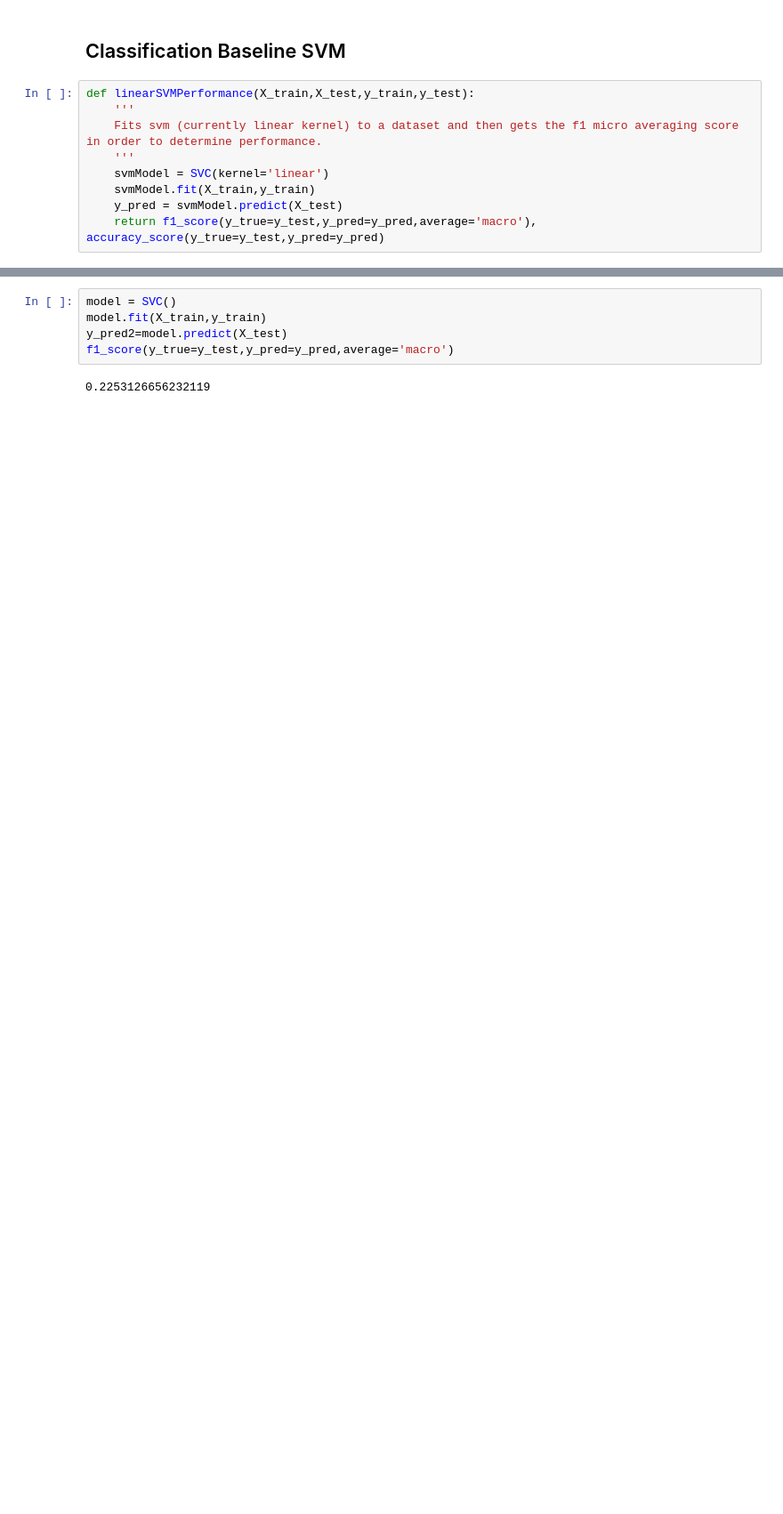
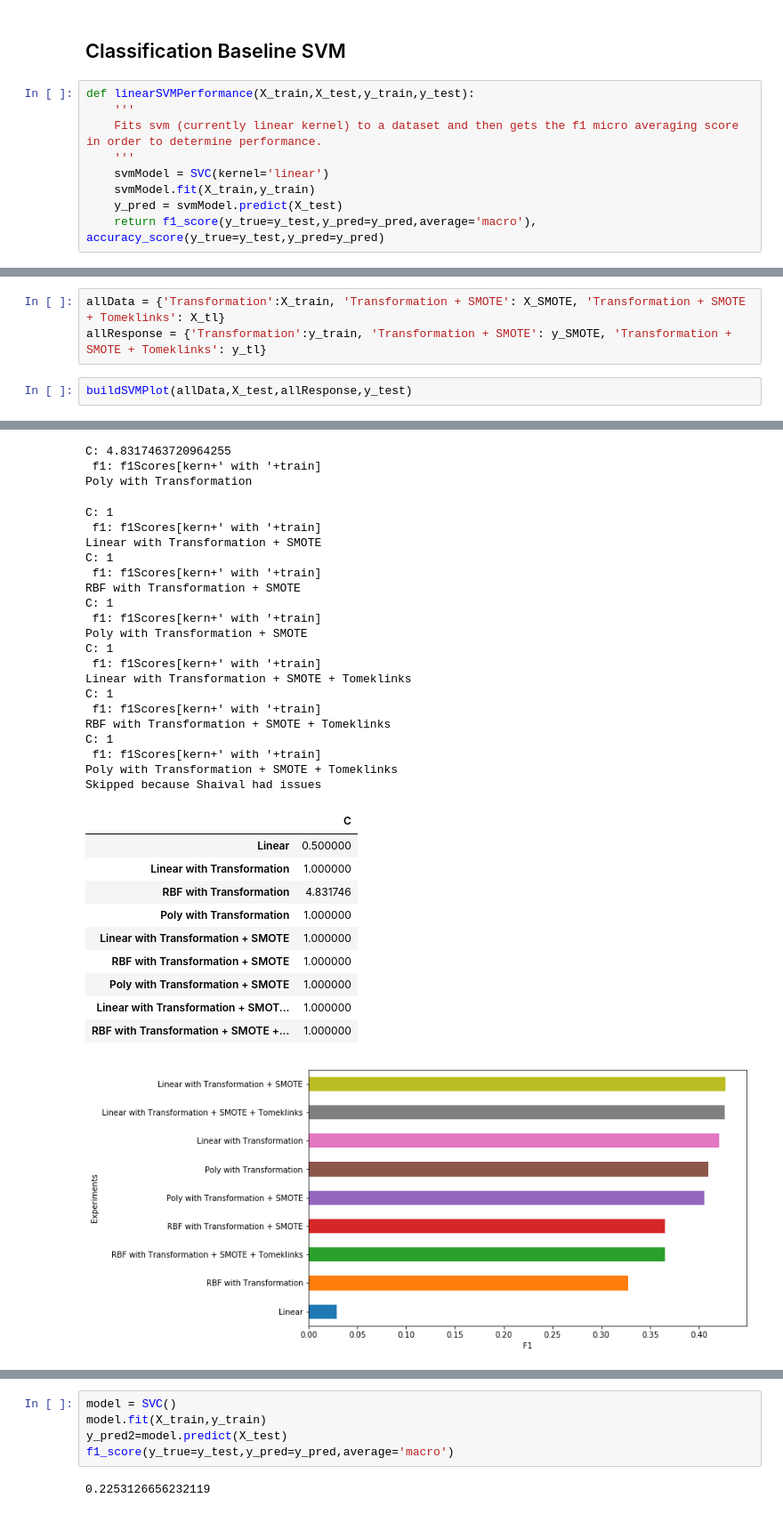
Before and after one commit to itaher1995/CS6220_Final_Project, a Jupyter notebook: FMA-TAHER.ipynb, the cells around one changed output, grey strips where cells are left out. Shown at 89% size. Drawn from its saved outputs; the diff is of its cells as text; blank space fills up the shorter version.

```diff
--- a/FMA-TAHER.ipynb
+++ b/FMA-TAHER.ipynb
@@ -288,0 +348,6 @@ print(rs.best_score_)
+# %%
+allData = {'Transformation':X_train, 'Transformation + SMOTE': X_SMOTE, 'Transformation + SMOTE + Tomeklinks': X_tl}
+allResponse = {'Transformation':y_train, 'Transformation + SMOTE': y_SMOTE, 'Transformation + SMOTE + Tomeklinks': y_tl}
+# %%
+buildSVMPlot(allData,X_test,allResponse,y_test)
+# %% [output]
@@ -289 +358,34 @@ print(rs.best_score_)
+C: 4.8317463720964255
+ f1: f1Scores[kern+' with '+train]
+Poly with Transformation
+C: 1
+ f1: f1Scores[kern+' with '+train]
+Linear with Transformation + SMOTE
+C: 1
+ f1: f1Scores[kern+' with '+train]
+RBF with Transformation + SMOTE
+C: 1
+ f1: f1Scores[kern+' with '+train]
+Poly with Transformation + SMOTE
+C: 1
+ f1: f1Scores[kern+' with '+train]
+Linear with Transformation + SMOTE + Tomeklinks
+C: 1
+ f1: f1Scores[kern+' with '+train]
+RBF with Transformation + SMOTE + Tomeklinks
+C: 1
+ f1: f1Scores[kern+' with '+train]
+Poly with Transformation + SMOTE + Tomeklinks
+Skipped because Shaival had issues
+|  | C |
+| Linear | 0.500000 |
+| Linear with Transformation | 1.000000 |
+| RBF with Transformation | 4.831746 |
+| Poly with Transformation | 1.000000 |
+| Linear with Transformation + SMOTE | 1.000000 |
+| RBF with Transformation + SMOTE | 1.000000 |
+| Poly with Transformation + SMOTE | 1.000000 |
+| Linear with Transformation + SMOT... | 1.000000 |
+| RBF with Transformation + SMOTE +... | 1.000000 |
+[figure, added]
 # %%
```
Also changed, not shown: parts of 24 cells of this notebook, 2 other files.
